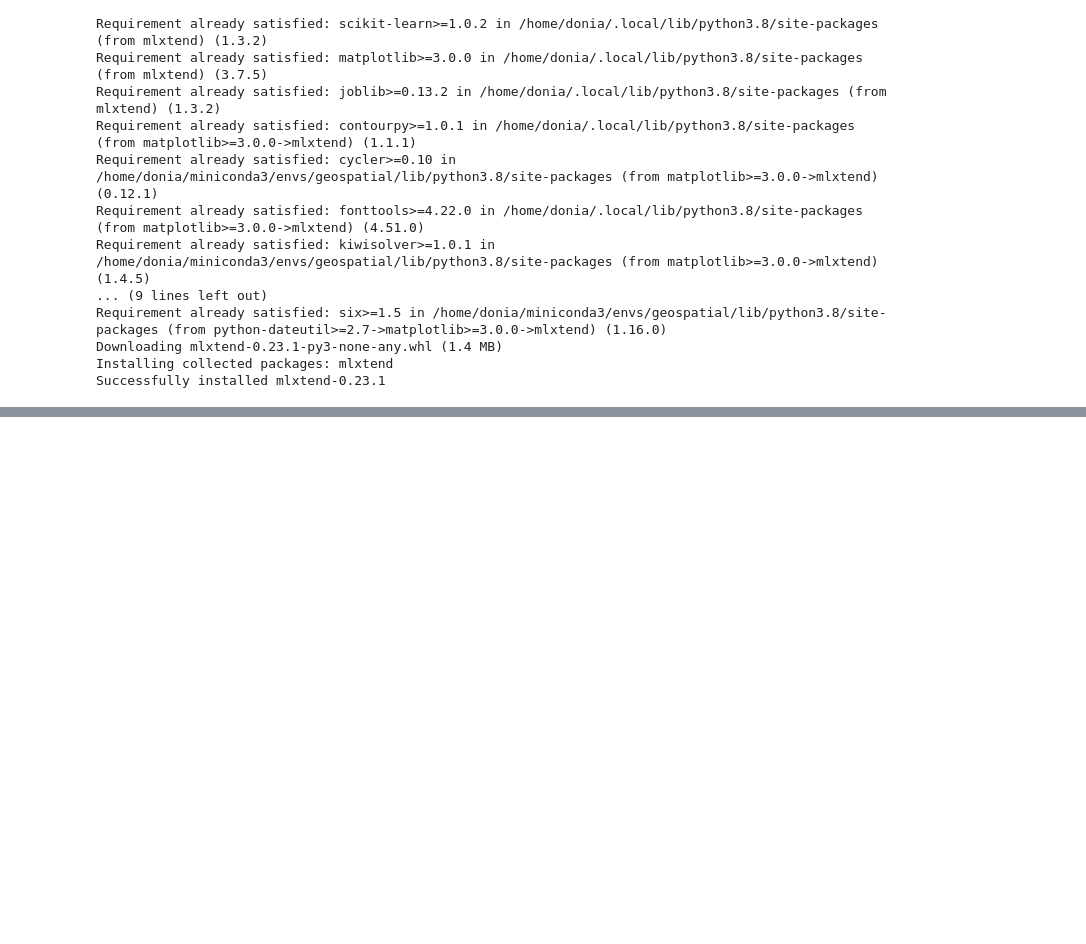
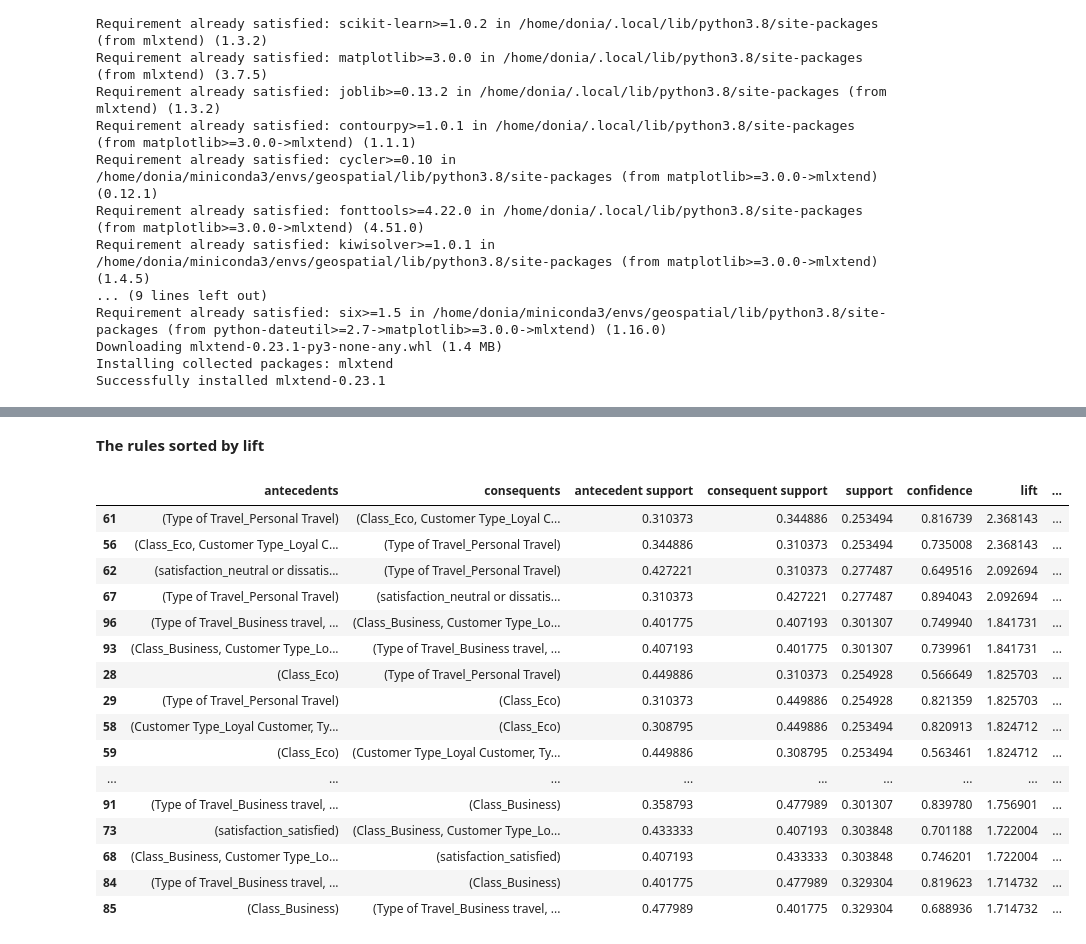
Before and after one commit to hebaashraf21/Airline_Passenger_Satisfaction_Prediction, a Jupyter notebook: code/assocciation_rules.ipynb, the cells around one changed output, grey strips where cells are left out. Saved outputs shown, nothing was run; the diff lists cells and outputs as text; code cells hidden in the pictures; blank space fills up the shorter version.

```diff
--- a/code/assocciation_rules.ipynb
+++ b/code/assocciation_rules.ipynb
@@ -100,0 +113,22 @@ rules
+# %% [markdown]
+**The rules sorted by lift**
+# %%
+sorted_rules_lift.head(20)
+# %% [output]
+|  | antecedents | consequents | antecedent support | consequent support | support | confidence | lift | ... |
+| 61 | (Type of Travel_Personal Travel) | (Class_Eco, Customer Type_Loyal C... | 0.310373 | 0.344886 | 0.253494 | 0.816739 | 2.368143 | ... |
+| 56 | (Class_Eco, Customer Type_Loyal C... | (Type of Travel_Personal Travel) | 0.344886 | 0.310373 | 0.253494 | 0.735008 | 2.368143 | ... |
+| 62 | (satisfaction_neutral or dissatis... | (Type of Travel_Personal Travel) | 0.427221 | 0.310373 | 0.277487 | 0.649516 | 2.092694 | ... |
+| 67 | (Type of Travel_Personal Travel) | (satisfaction_neutral or dissatis... | 0.310373 | 0.427221 | 0.277487 | 0.894043 | 2.092694 | ... |
+| 96 | (Type of Travel_Business travel, ... | (Class_Business, Customer Type_Lo... | 0.401775 | 0.407193 | 0.301307 | 0.749940 | 1.841731 | ... |
+| 93 | (Class_Business, Customer Type_Lo... | (Type of Travel_Business travel, ... | 0.407193 | 0.401775 | 0.301307 | 0.739961 | 1.841731 | ... |
+| 28 | (Class_Eco) | (Type of Travel_Personal Travel) | 0.449886 | 0.310373 | 0.254928 | 0.566649 | 1.825703 | ... |
+| 29 | (Type of Travel_Personal Travel) | (Class_Eco) | 0.310373 | 0.449886 | 0.254928 | 0.821359 | 1.825703 | ... |
+| 58 | (Customer Type_Loyal Customer, Ty... | (Class_Eco) | 0.308795 | 0.449886 | 0.253494 | 0.820913 | 1.824712 | ... |
+| 59 | (Class_Eco) | (Customer Type_Loyal Customer, Ty... | 0.449886 | 0.308795 | 0.253494 | 0.563461 | 1.824712 | ... |
+| ... | ... | ... | ... | ... | ... | ... | ... | ... |
+| 91 | (Type of Travel_Business travel, ... | (Class_Business) | 0.358793 | 0.477989 | 0.301307 | 0.839780 | 1.756901 | ... |
+| 73 | (satisfaction_satisfied) | (Class_Business, Customer Type_Lo... | 0.433333 | 0.407193 | 0.303848 | 0.701188 | 1.722004 | ... |
+| 68 | (Class_Business, Customer Type_Lo... | (satisfaction_satisfied) | 0.407193 | 0.433333 | 0.303848 | 0.746201 | 1.722004 | ... |
+| 84 | (Type of Travel_Business travel, ... | (Class_Business) | 0.401775 | 0.477989 | 0.329304 | 0.819623 | 1.714732 | ... |
+| 85 | (Class_Business) | (Type of Travel_Business travel, ... | 0.477989 | 0.401775 | 0.329304 | 0.688936 | 1.714732 | ... |
```
Also changed, not shown: parts of 24 cells of this notebook.
